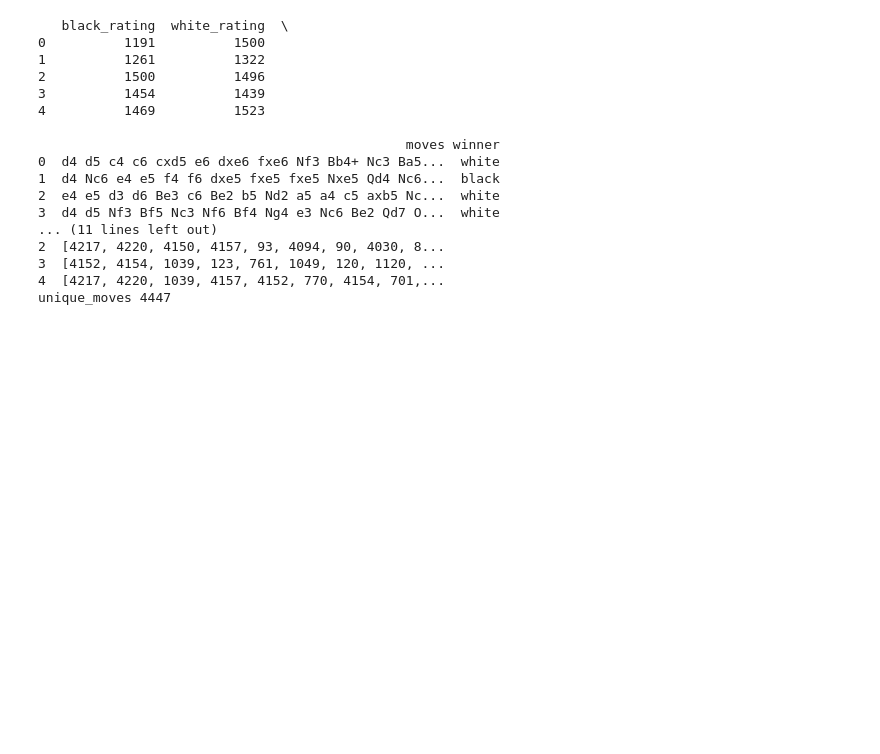
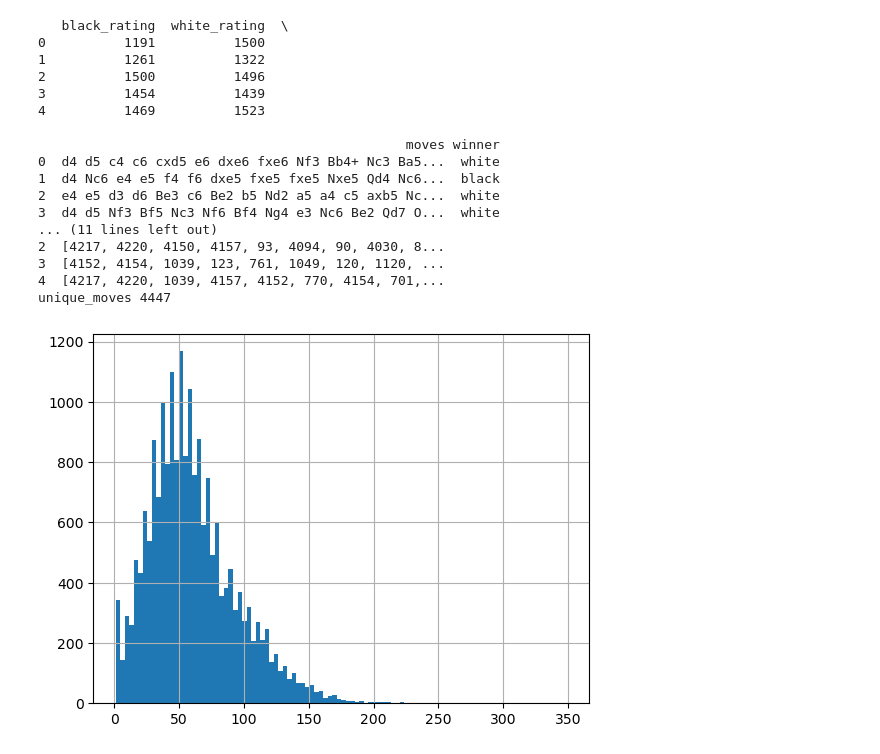
Before and after one commit to Max-Montag/chess_elo_prediction, a Jupyter notebook: clean_data.ipynb, the cells around one changed output. Drawn from its saved outputs; the diff is of its cells as text; code cells hidden in the pictures; blank space fills up the shorter version.

Commit message:
sequential data presentation

```diff
--- a/clean_data.ipynb
+++ b/clean_data.ipynb
@@ -37,3 +37,11 @@ df.to_pickle("data/games_prepared.pkl")
 3  [4152, 4154, 1039, 123, 761, 1049, 120, 1120, ...
 4  [4217, 4220, 1039, 4157, 4152, 770, 4154, 701,...
 unique_moves 4447
+# %%
+import matplotlib.pyplot as plt
+df = pd.read_pickle("data/games_prepared.pkl")
+df["moves_encoded_length"] = df["moves_encoded"].apply(len)
+df["moves_encoded_length"].hist(bins=100)
+plt.show()
+# %% [output]
+[figure, added]
```
Also changed, not shown: parts of 1 cell of this notebook, 4 other files.
